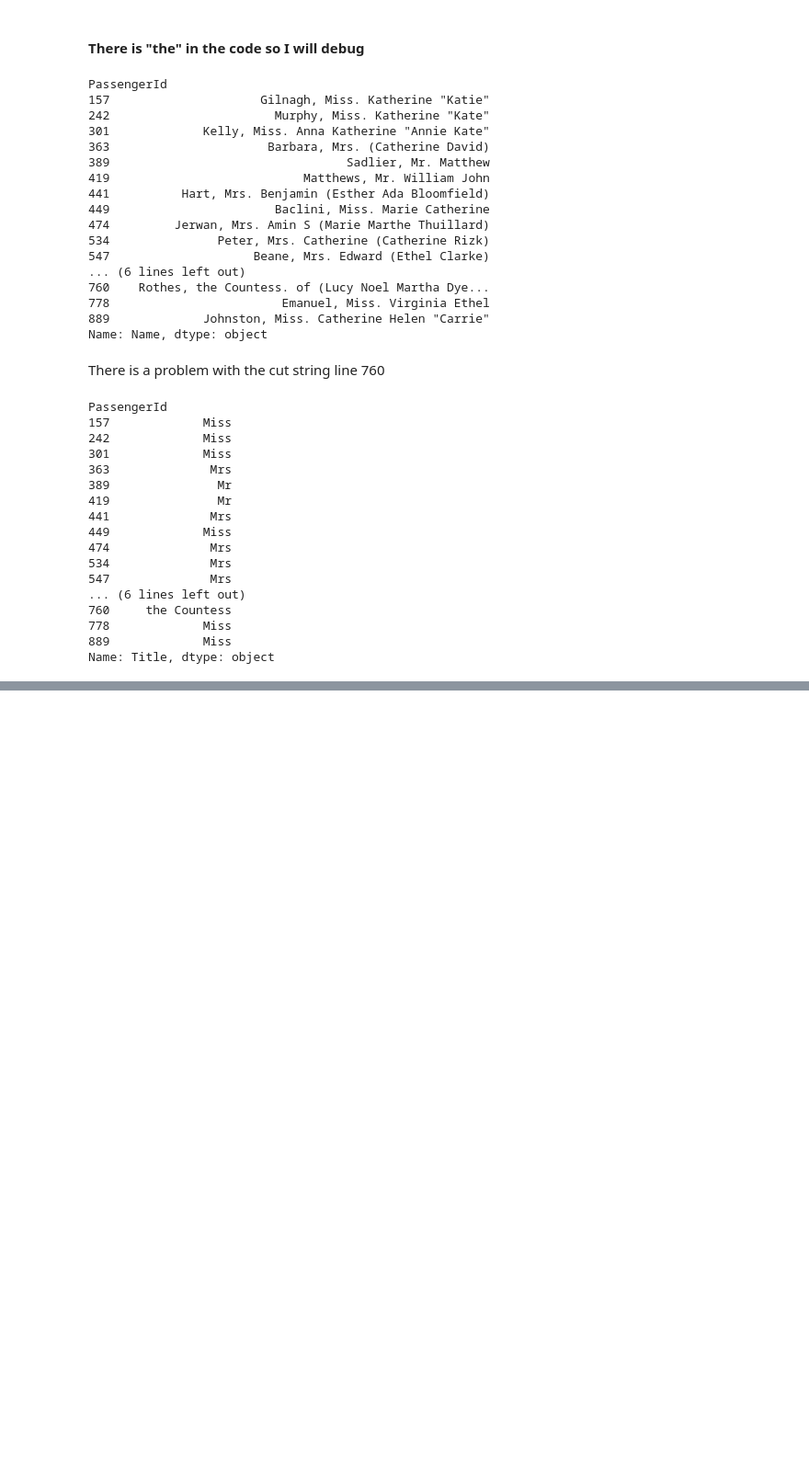
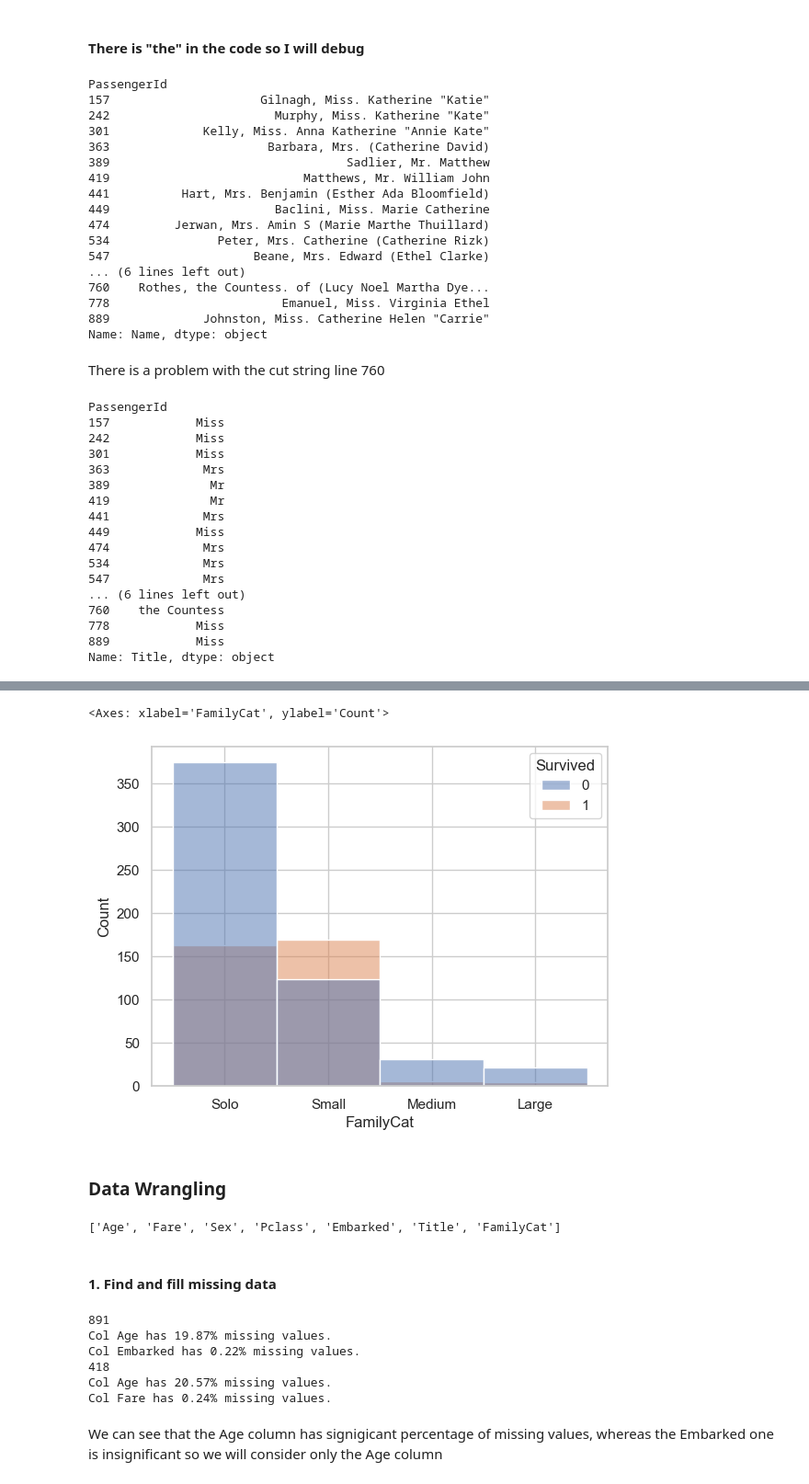
Before and after one commit to TinhAnhDepZAIII/MachineLearningTitanic, a Jupyter notebook: TitanicML.ipynb, the cells around one changed output, grey strips where cells are left out. Shown: that part at 92% size. Drawn from its saved outputs; the diff is of its cells as text; code cells hidden in the pictures; blank space fills up the shorter version.

```diff
--- a/TitanicML.ipynb
+++ b/TitanicML.ipynb
@@ -510,0 +586,4 @@ Name: count, dtype: int64
+# %%
+train_train['FamilyCat']=pd.cut(train_train['FamilySize'], bins=[0,1,4,6,20], labels=['Solo', 'Small', 'Medium', 'Large'])
+print(train_train['FamilyCat'])
+test_df['FamilyCat']=pd.cut(test_df['FamilySize'], bins=[0,1,4,6,20], labels=['Solo', 'Small', 'Medium', 'Large'])
@@ -510,0 +605,38 @@ Name: count, dtype: int64
+# %%
+sns.histplot(data = train_train, x='FamilyCat', hue="Survived")
+# %% [output]
+<Axes: xlabel='FamilyCat', ylabel='Count'>
+[figure, added]
+# %% [markdown]
+### Data Wrangling
+# %%
+num_features = ['Age', 'Fare']
+cat_features = ['Sex', 'Pclass', 'Embarked', 'Title', "FamilyCat"]
+feature_cols = num_features + cat_features
+print(feature_cols)
+# %% [output]
+['Age', 'Fare', 'Sex', 'Pclass', 'Embarked', 'Title', 'FamilyCat']
+# %% [markdown]
+#### 1. Find and fill missing data
+# %%
+def display_missing(df, feature_cols):
+    nn = df.shape[0] ## print out numbers of rows and columns .shape = (rows, cols)
+    print(nn)
+    for col in feature_cols:
+
+        missing_count = df[col].isnull().sum()
+        if missing_count >0:
+            print(f"Col {col} has {missing_count*100/nn:.2f}% missing values.")
+
+display_missing(train_train, feature_cols)
+
+display_missing(test_df, feature_cols)
+# %% [output]
+891
+Col Age has 19.87% missing values.
+Col Embarked has 0.22% missing values.
+418
+Col Age has 20.57% missing values.
+Col Fare has 0.24% missing values.
+# %% [markdown]
+We can see that the Age column has signigicant percentage of missing values, whereas the Embarked one is insignificant so we will consider only the Age column
```
Also changed, not shown: parts of 21 cells of this notebook.
